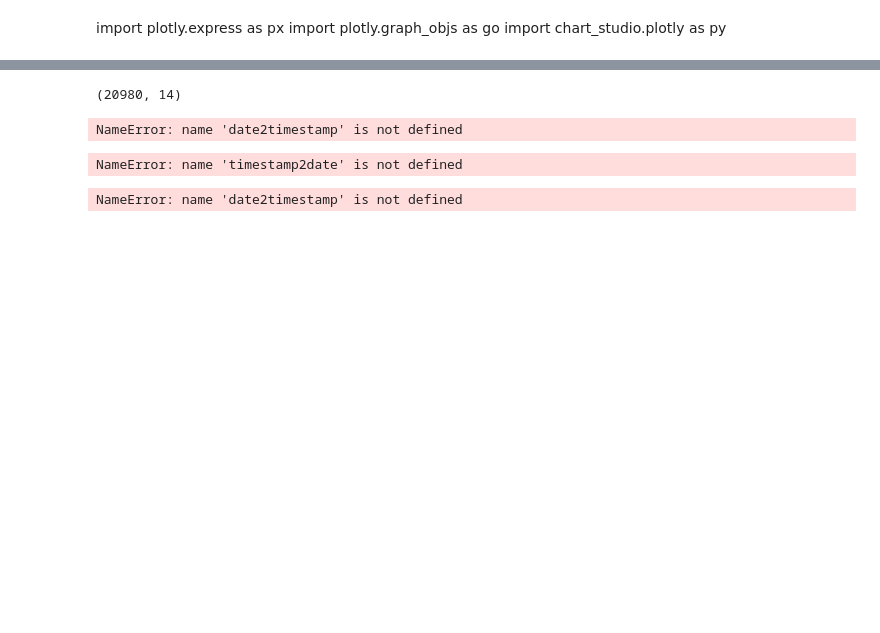
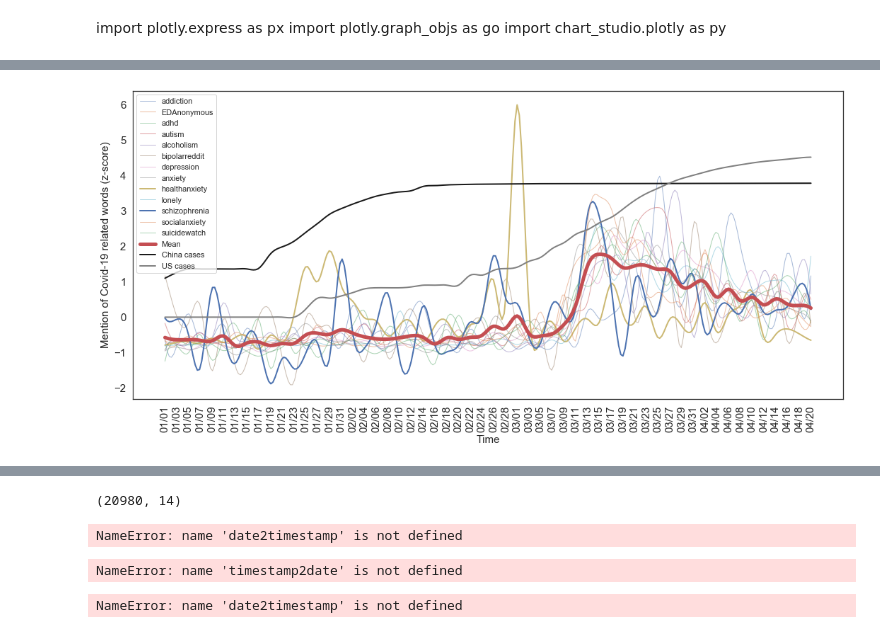
Before and after one commit to danielmlow/reddit, a Jupyter notebook: reddit_descriptive.ipynb, the cells around one changed output, grey strips where cells are left out. Cells and saved outputs as stored; diff of their text form; code cells hidden in the pictures; blank space fills up the shorter version.

```diff
--- a/reddit_descriptive.ipynb
+++ b/reddit_descriptive.ipynb
@@ -500,5 +260,0 @@ Certainty: increase in Anxiety. Could this be that Anxiety is less certain (Does
-# %%
-# Zscore on feature cols
-df_zscore = df_slope.T.apply(zscore).T
-sns.set(style='white', rc={'figure.figsize':(10,18)}, font_scale =1)
-sns.heatmap(df_zscore, cmap='RdBu_r')
@@ -694,0 +364,57 @@ plt.savefig('./data/heatmap_r2.png', dpi=300)
+# %%
+covid_mean = [n[1] for n in covid_mentions]
+covid_mean = np.mean(covid_mean, axis=0)
+# %%
+# Load confirmed COVID19 cases from World in Data dataset
+total_cases = pd.read_csv('./data/total_cases.csv')
+# Select only these days
+days = ['2020-'+n.replace('/', '-') for n in x_name]
+total_cases = total_cases[total_cases.date.isin(days)]
+usa = total_cases['United States'].values
+world = total_cases['World'].values
+china = total_cases['China'].values
+# %%
+usa = [int(str(n).replace('0','1')) for n in usa]
+china = [int(str(n).replace('0','1')) for n in china]
+# %%
+from scipy.interpolate import make_interp_spline, BSpline
+
+sns.set(style='white', rc={'figure.figsize':(18,8)}, font_scale =1)
+
+for sr, y, x_name, x in covid_mentions:
+    xnew = np.linspace(np.min(x), np.max(x), 300)
+    spl = make_interp_spline(x, y, k=3)  # type: BSpline
+    power_smooth = spl(xnew)
+    alpha=0.5
+    linewidth = 1
+    if sr in ['healthanxiety', 'schizophrenia']:
+        alpha=1
+        linewidth = 2
+#     plt.figure()
+    plt.plot(xnew,power_smooth, label=sr, alpha=alpha, linewidth=linewidth)
+#     plt.plot(x,y, label=sr)
+#     plt.show()
+#     plt.figure()
+
+# Plot Mean
+spl = make_interp_spline(x, covid_mean, k=3)  # type: BSpline
+power_smooth = spl(xnew)
+plt.plot(xnew,power_smooth, label='Mean', alpha=1, linewidth=5.0)
+# World
+spl = make_interp_spline(x, np.log(china), k=3)  # type: BSpline
+power_smooth = spl(xnew)
+plt.plot(xnew,power_smooth/3, label='China cases', alpha=1, linewidth=2.0, c='k')
+# usa
+spl = make_interp_spline(x, np.log(usa), k=3)  # type: BSpline
+power_smooth = spl(xnew)
+plt.plot(xnew,power_smooth/3, label='US cases', alpha=1, linewidth=2.0, c='gray')
+# Plot the rest
+plt.legend()
+plt.ylabel('Mention of Covid-19 related words (z-score)', fontsize=15)
+plt.xlabel('Time', fontsize=15)
+plt.xticks(ticks=x, labels=x_name, rotation=90, fontsize=15)
+plt.yticks(fontsize=15)
+plt.savefig('./data/covid_mentions_covid_cases.png', dpi=400)
+plt.show()
+# %% [output]
+[figure, added]
```
Also changed, not shown: parts of 115 cells of this notebook, 14 other files.
